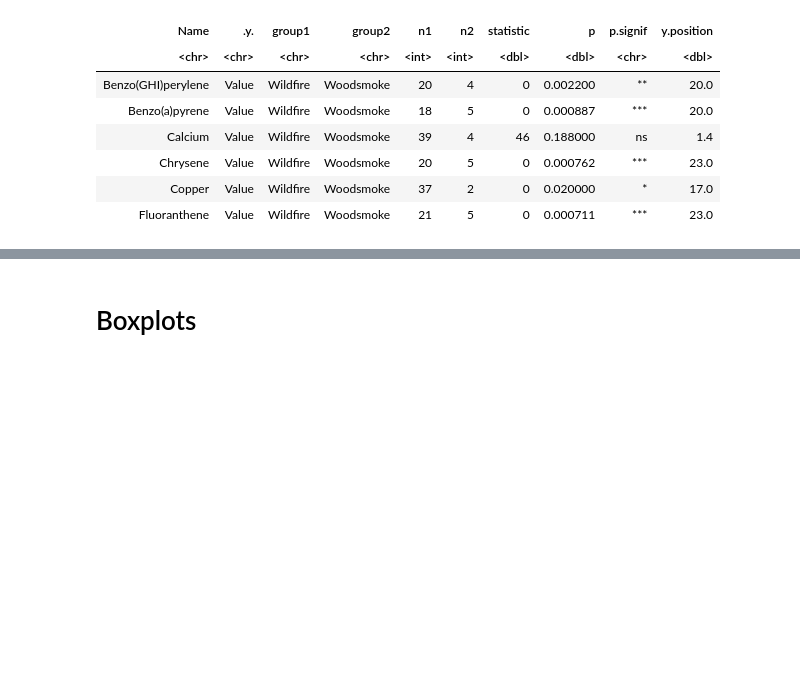
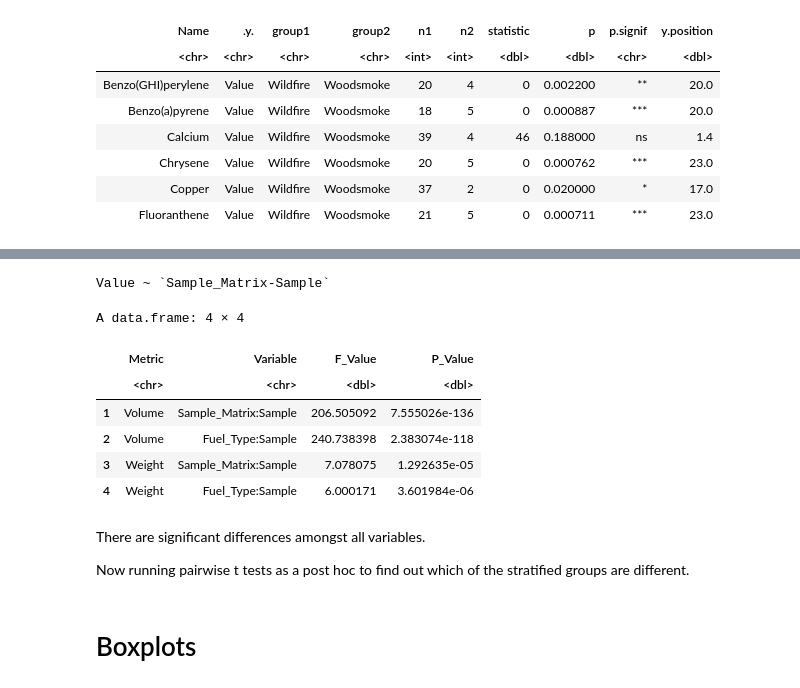
Before and after one commit to UNC-CEMALB/P1015.-Wildfire_Suffcient_Similiarity, a Jupyter notebook: 3. Individual Distribution Analyses/Boxplots.ipynb, the cells around one changed output, grey strips where cells are left out. Saved outputs shown, nothing was run; the diff lists cells and outputs as text; code cells hidden in the pictures; blank space fills up the shorter version.

```diff
--- a/3. Individual Distribution Analyses/Boxplots.ipynb
+++ b/3. Individual Distribution Analyses/Boxplots.ipynb
@@ -382,0 +420,56 @@ A rstatix_test: 6 × 10
+# %%
+as.formula(paste0("Value ~ `", "Sample_Matrix-Sample", "`"))
+# %% [output]
+Value ~ `Sample_Matrix-Sample`
+# %%
+get_anova = function(df, variable, metric){
+    # """
+    # Running anova tests comparing concentrations across each strata.
+
+    # :param: dataframe, stratified variable, concentration
+    # :output: a dataframe containing the variable, F value, p value
+
+    # """
+
+    # runing anova
+    f <- as.formula(paste0("Value ~ `", variable, "`"))
+    anova_results = aov(f, data = df)
+
+    # type 3 anova
+    anova_type3 = Anova(anova_results, type = 'III', contrasts = list(topic = contr.sum, sys = contr.sum))
+
+    # extract f and p values
+    anova_summary = anova_type3[2:4,3:4]
+    colnames(anova_summary) = c("F_Value", "P_Value")
+
+    # creating df to be exported
+    anova_values = data.frame(Metric = metric, Variable = variable, anova_summary[1,])
+
+    # removing row names
+    rownames(anova_values) = NULL
+
+    return(anova_values)
+
+    }
+
+# calling fn
+anova_sample_type_vol = get_anova(long_vol_df, 'Sample_Matrix:Sample', "Volume")
+anova_fuel_type_vol = get_anova(long_vol_df, 'Fuel_Type:Sample', "Volume")
+anova_sample_type_weight = get_anova(long_weight_df, 'Sample_Matrix:Sample', "Weight")
+anova_fuel_type_weight = get_anova(long_weight_df, 'Fuel_Type:Sample', "Weight")
+
+# creating 1 df
+anova_df = unique(rbind(anova_sample_type_vol, anova_fuel_type_vol, anova_sample_type_weight, anova_fuel_type_weight))
+head(anova_df)
+# %% [output]
+A data.frame: 4 × 4
+|  | Metric | Variable | F_Value | P_Value |
+|  | <chr> | <chr> | <dbl> | <dbl> |
+| 1 | Volume | Sample_Matrix:Sample | 206.505092 | 7.555026e-136 |
+| 2 | Volume | Fuel_Type:Sample | 240.738398 | 2.383074e-118 |
+| 3 | Weight | Sample_Matrix:Sample | 7.078075 | 1.292635e-05 |
+| 4 | Weight | Fuel_Type:Sample | 6.000171 | 3.601984e-06 |
+# %% [markdown]
+There are significant differences amongst all variables.
+
+Now running pairwise t tests as a post hoc to find out which of the stratified groups are different.
```
Also changed, not shown: parts of 9 cells of this notebook.
